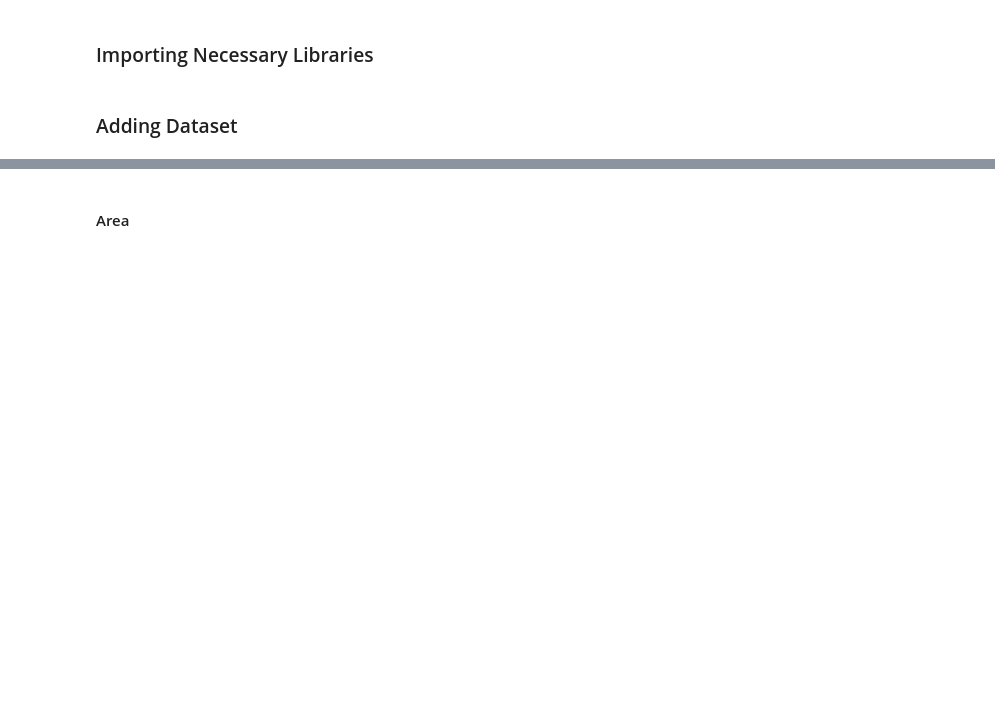
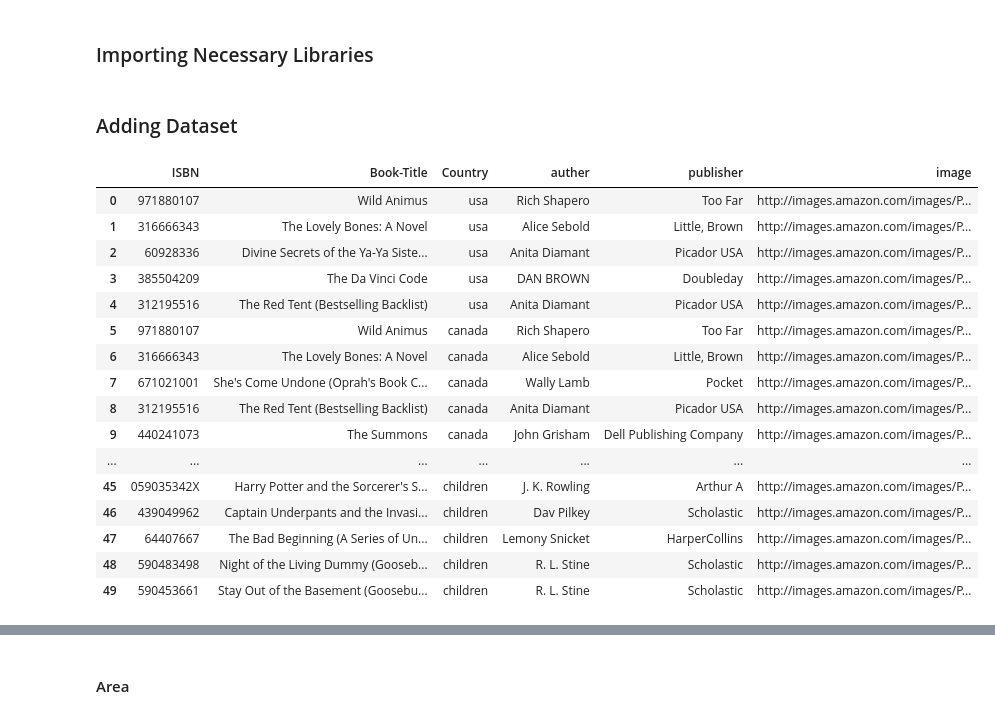
Before and after one commit to kunal-mallick/Book_Recommendation, a Jupyter notebook: Model Building/Model.ipynb, the cells around one changed output, grey strips where cells are left out. Saved outputs shown, nothing was run; the diff lists cells and outputs as text; code cells hidden in the pictures; blank space fills up the shorter version.

```diff
--- a/Model Building/Model.ipynb
+++ b/Model Building/Model.ipynb
@@ -15,3 +15,25 @@ import warnings
 warnings.filterwarnings('ignore')
 # %% [markdown]
 ### Adding Dataset
+# %%
+new = pd.read_excel(r"C:\Users\ASUS\OneDrive\Documents\GitHub\Book_Recommendation\resources\new.xlsx")
+
+new
+# %% [output]
+|  | ISBN | Book-Title | Country | auther | publisher | image |
+| 0 | 971880107 | Wild Animus | usa | Rich Shapero | Too Far | http://images.amazon.com/images/P... |
+| 1 | 316666343 | The Lovely Bones: A Novel | usa | Alice Sebold | Little, Brown | http://images.amazon.com/images/P... |
+| 2 | 60928336 | Divine Secrets of the Ya-Ya Siste... | usa | Anita Diamant | Picador USA | http://images.amazon.com/images/P... |
+| 3 | 385504209 | The Da Vinci Code | usa | DAN BROWN | Doubleday | http://images.amazon.com/images/P... |
+| 4 | 312195516 | The Red Tent (Bestselling Backlist) | usa | Anita Diamant | Picador USA | http://images.amazon.com/images/P... |
+| 5 | 971880107 | Wild Animus | canada | Rich Shapero | Too Far | http://images.amazon.com/images/P... |
+| 6 | 316666343 | The Lovely Bones: A Novel | canada | Alice Sebold | Little, Brown | http://images.amazon.com/images/P... |
+| 7 | 671021001 | She's Come Undone (Oprah's Book C... | canada | Wally Lamb | Pocket | http://images.amazon.com/images/P... |
+| 8 | 312195516 | The Red Tent (Bestselling Backlist) | canada | Anita Diamant | Picador USA | http://images.amazon.com/images/P... |
+| 9 | 440241073 | The Summons | canada | John Grisham | Dell Publishing Company | http://images.amazon.com/images/P... |
+| ... | ... | ... | ... | ... | ... | ... |
+| 45 | 059035342X | Harry Potter and the Sorcerer's S... | children | J. K. Rowling | Arthur A | http://images.amazon.com/images/P... |
+| 46 | 439049962 | Captain Underpants and the Invasi... | children | Dav Pilkey | Scholastic | http://images.amazon.com/images/P... |
+| 47 | 64407667 | The Bad Beginning (A Series of Un... | children | Lemony Snicket | HarperCollins | http://images.amazon.com/images/P... |
+| 48 | 590483498 | Night of the Living Dummy (Gooseb... | children | R. L. Stine | Scholastic | http://images.amazon.com/images/P... |
+| 49 | 590453661 | Stay Out of the Basement (Goosebu... | children | R. L. Stine | Scholastic | http://images.amazon.com/images/P... |
```
Also changed, not shown: parts of 25 cells of this notebook, 16 other files.
